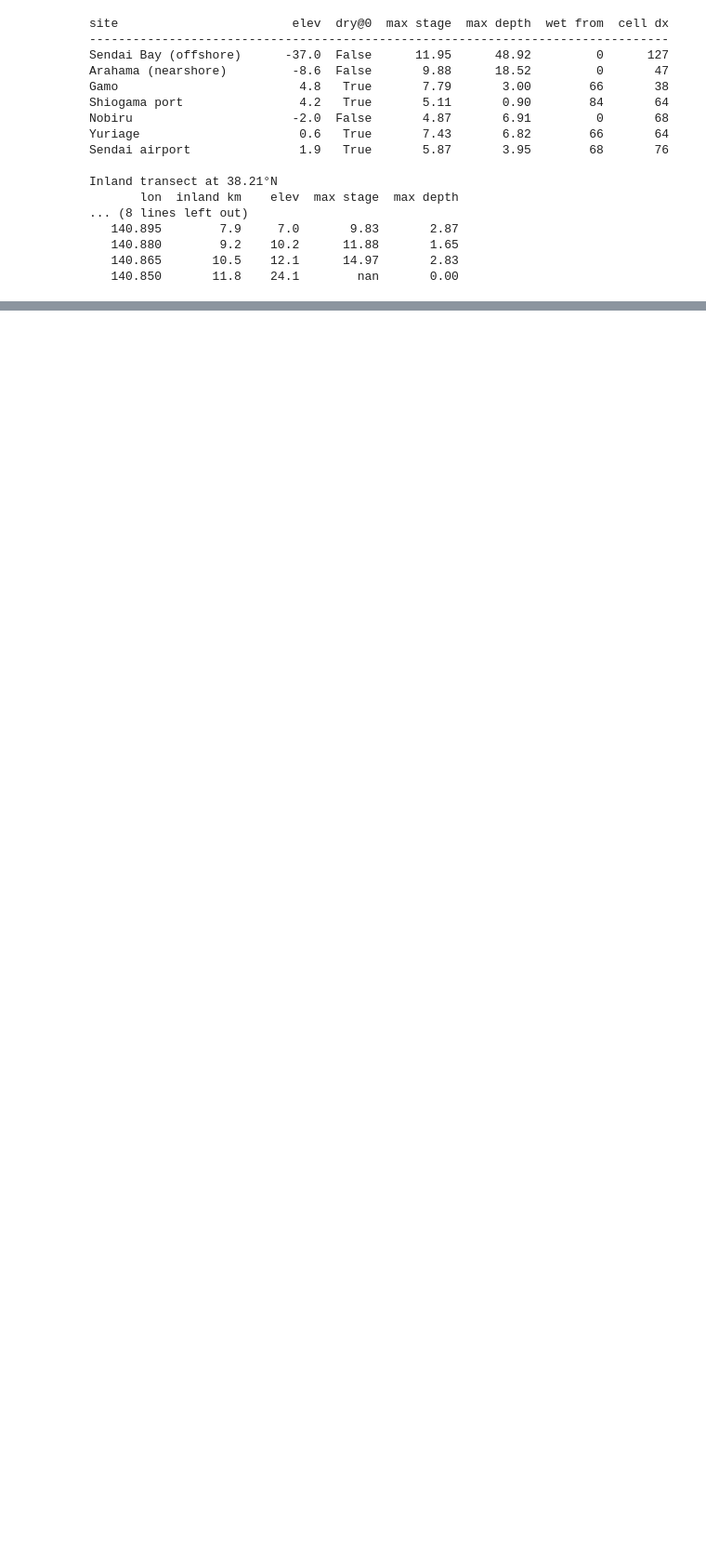
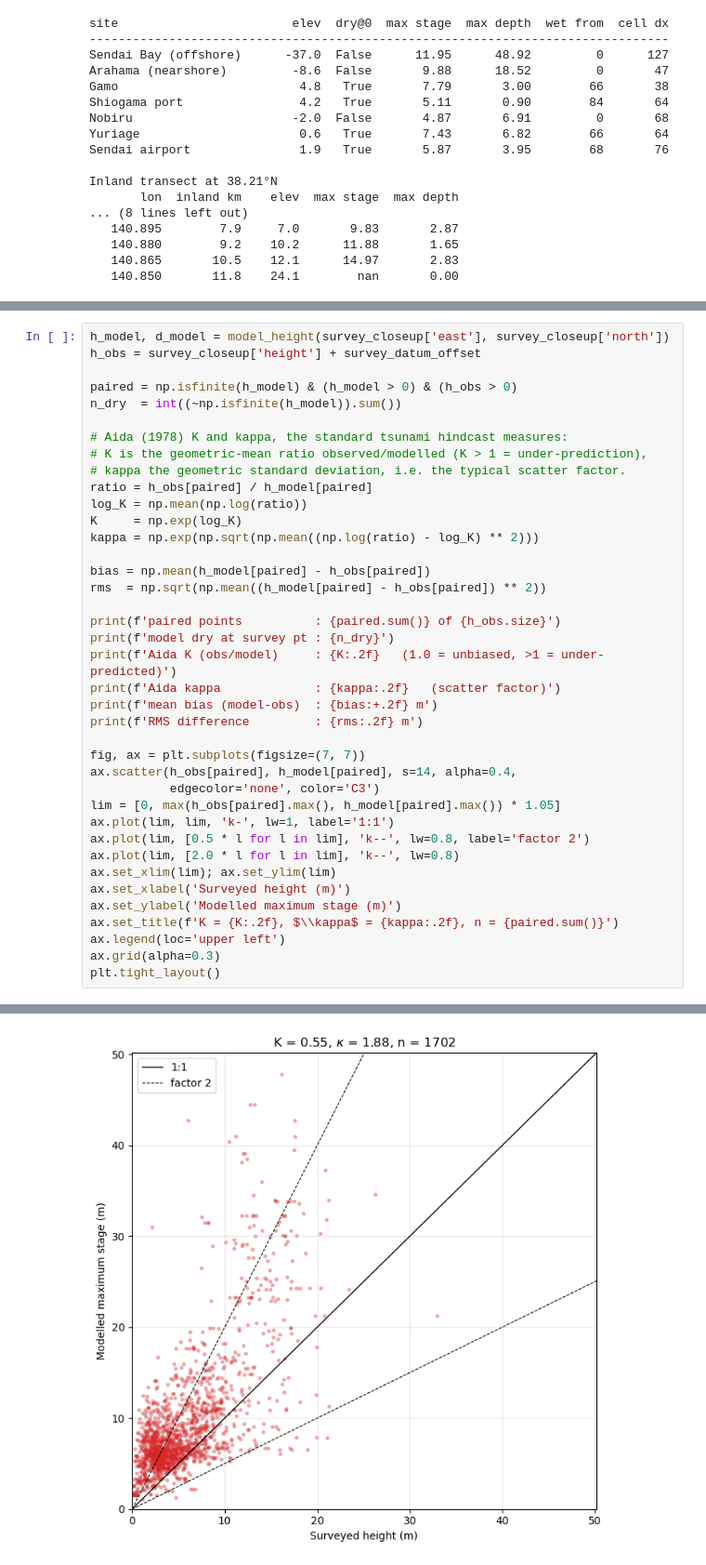
Before and after one commit to stoiver/Tohoku, a Jupyter notebook: notebook_tohoku_open_elevation.ipynb, the cells around one changed output, grey strips where cells are left out. Shown at 93% size. Cells and saved outputs as stored; diff of their text form; blank space fills up the shorter version.

```diff
--- a/notebook_tohoku_open_elevation.ipynb
+++ b/notebook_tohoku_open_elevation.ipynb
@@ -725,0 +866,40 @@ Inland transect at 38.21°N
+# %%
+h_model, d_model = model_height(survey_closeup['east'], survey_closeup['north'])
+h_obs = survey_closeup['height'] + survey_datum_offset
+
+paired = np.isfinite(h_model) & (h_model > 0) & (h_obs > 0)
+n_dry  = int((~np.isfinite(h_model)).sum())
+
+# Aida (1978) K and kappa, the standard tsunami hindcast measures:
+# K is the geometric-mean ratio observed/modelled (K > 1 = under-prediction),
+# kappa the geometric standard deviation, i.e. the typical scatter factor.
+ratio = h_obs[paired] / h_model[paired]
+log_K = np.mean(np.log(ratio))
+K     = np.exp(log_K)
+kappa = np.exp(np.sqrt(np.mean((np.log(ratio) - log_K) ** 2)))
+
+bias = np.mean(h_model[paired] - h_obs[paired])
+rms  = np.sqrt(np.mean((h_model[paired] - h_obs[paired]) ** 2))
+
+print(f'paired points          : {paired.sum()} of {h_obs.size}')
+print(f'model dry at survey pt : {n_dry}')
+print(f'Aida K (obs/model)     : {K:.2f}   (1.0 = unbiased, >1 = under-predicted)')
+print(f'Aida kappa             : {kappa:.2f}   (scatter factor)')
+print(f'mean bias (model-obs)  : {bias:+.2f} m')
+print(f'RMS difference         : {rms:.2f} m')
+
+fig, ax = plt.subplots(figsize=(7, 7))
+ax.scatter(h_obs[paired], h_model[paired], s=14, alpha=0.4,
+           edgecolor='none', color='C3')
+lim = [0, max(h_obs[paired].max(), h_model[paired].max()) * 1.05]
+ax.plot(lim, lim, 'k-', lw=1, label='1:1')
+ax.plot(lim, [0.5 * l for l in lim], 'k--', lw=0.8, label='factor 2')
+ax.plot(lim, [2.0 * l for l in lim], 'k--', lw=0.8)
+ax.set_xlim(lim); ax.set_ylim(lim)
+ax.set_xlabel('Surveyed height (m)')
+ax.set_ylabel('Modelled maximum stage (m)')
+ax.set_title(f'K = {K:.2f}, $\\kappa$ = {kappa:.2f}, n = {paired.sum()}')
+ax.legend(loc='upper left')
+ax.grid(alpha=0.3)
+plt.tight_layout()
+# %% [output]
@@ -725,0 +912 @@ Inland transect at 38.21°N
+[figure, added]
```
Also changed, not shown: parts of 11 cells of this notebook, 5 other files.
